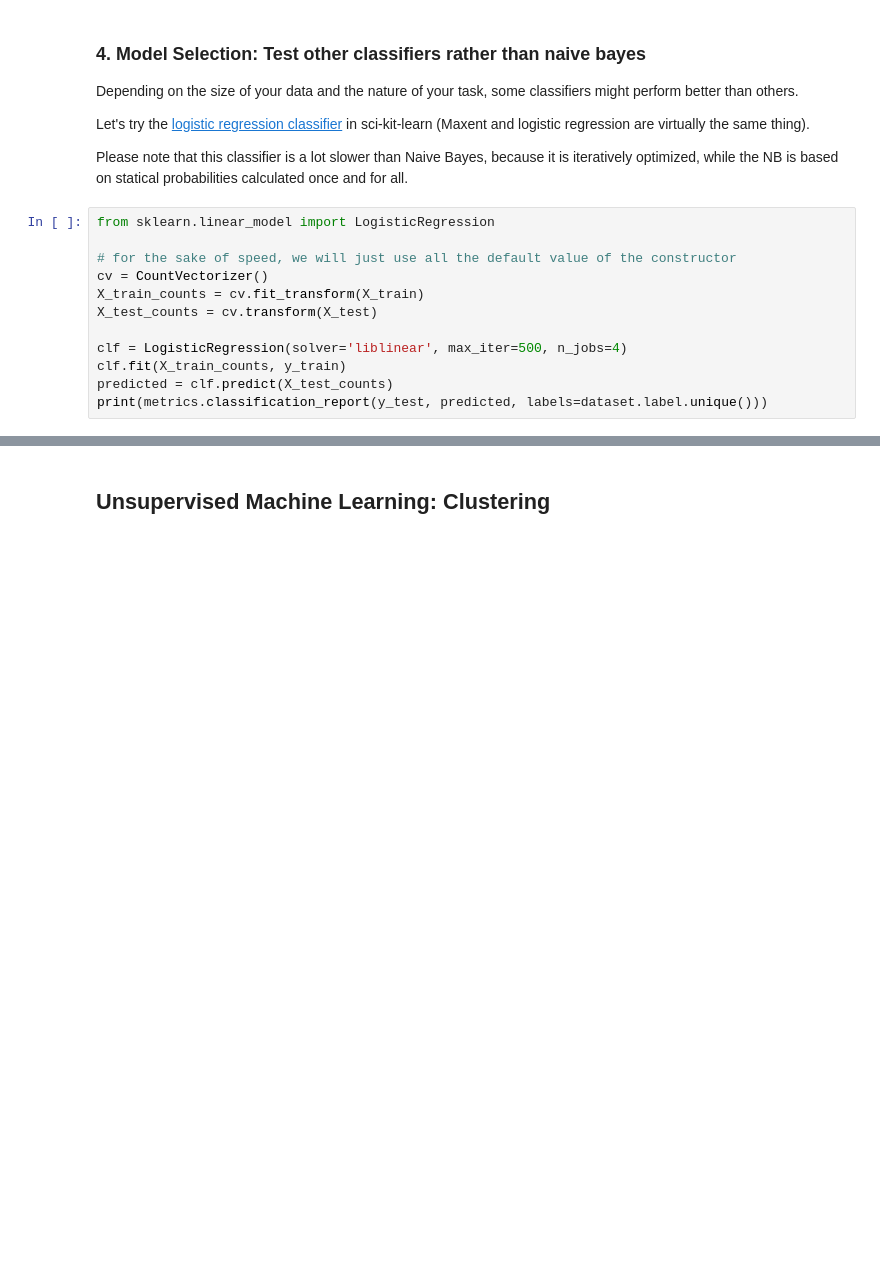
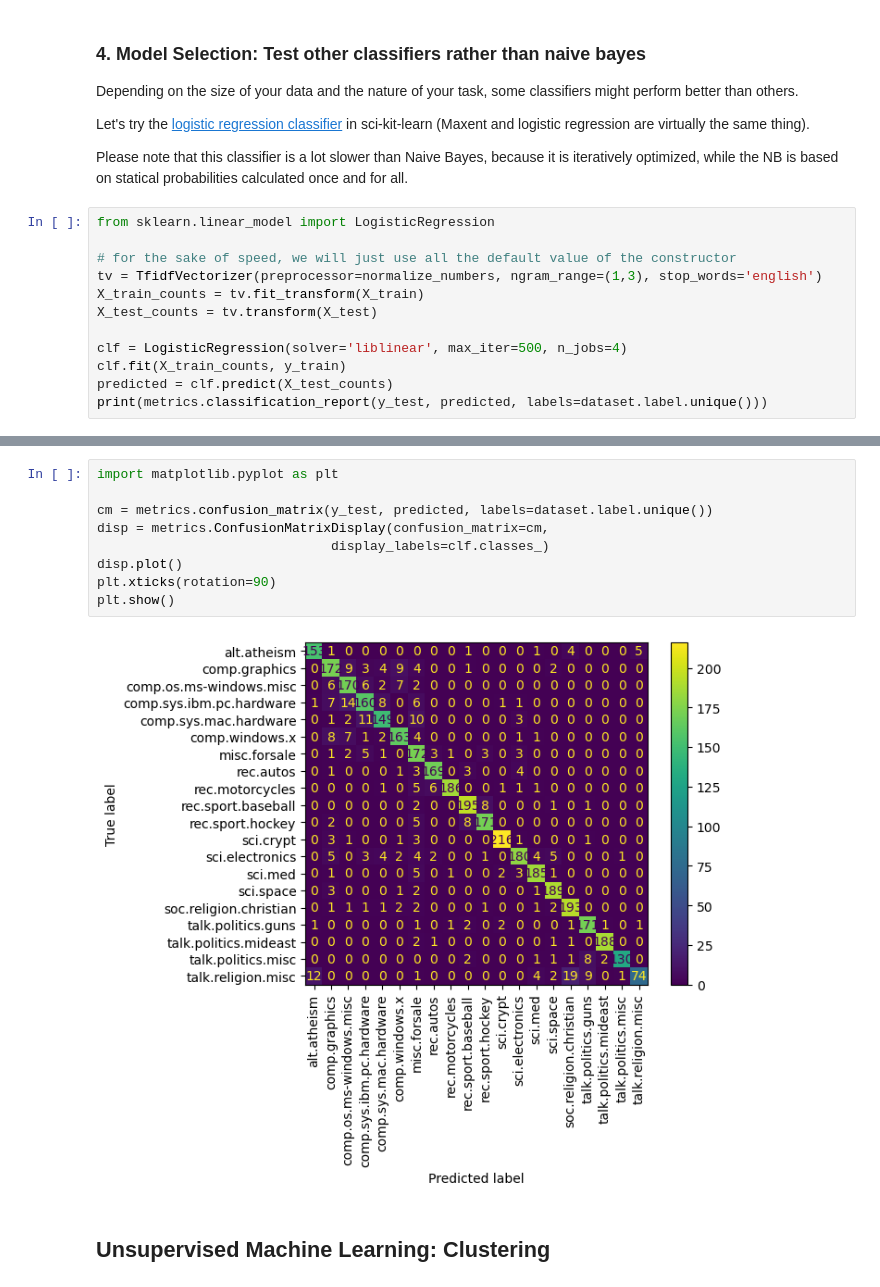
Before and after one commit to lorenzo-stacchio/NLP_Hands_On_UNIMC, a Jupyter notebook: exercise_1/News_Classifier_Sklearn.ipynb, the cells around one changed output, grey strips where cells are left out. Saved outputs shown, nothing was run; the diff lists cells and outputs as text; blank space fills up the shorter version.

```diff
--- a/exercise_1/News_Classifier_Sklearn.ipynb
+++ b/exercise_1/News_Classifier_Sklearn.ipynb
@@ -301,9 +343,9 @@ Please note that this classifier is a lot slower than Naive Bayes, because it is
 from sklearn.linear_model import LogisticRegression
 
 # for the sake of speed, we will just use all the default value of the constructor
-cv = CountVectorizer()
-X_train_counts = cv.fit_transform(X_train)
-X_test_counts = cv.transform(X_test)
+tv = TfidfVectorizer(preprocessor=normalize_numbers, ngram_range=(1,3), stop_words='english')
+X_train_counts = tv.fit_transform(X_train)
+X_test_counts = tv.transform(X_test)
 
 clf = LogisticRegression(solver='liblinear', max_iter=500, n_jobs=4)
 clf.fit(X_train_counts, y_train)
@@ -330,3 +372,14 @@ comp.sys.ibm.pc.hardware       0.81      0.82      0.82       201
+# %%
+import matplotlib.pyplot as plt
+
+cm = metrics.confusion_matrix(y_test, predicted, labels=dataset.label.unique())
+disp = metrics.ConfusionMatrixDisplay(confusion_matrix=cm,
+                              display_labels=clf.classes_)
+disp.plot()
+plt.xticks(rotation=90)
+plt.show()
+# %% [output]
+[figure, added]
 # %% [markdown]
 ## Unsupervised Machine Learning: Clustering
 # %% [markdown]
```
Also changed, not shown: parts of 19 cells of this notebook, 1 other file.
